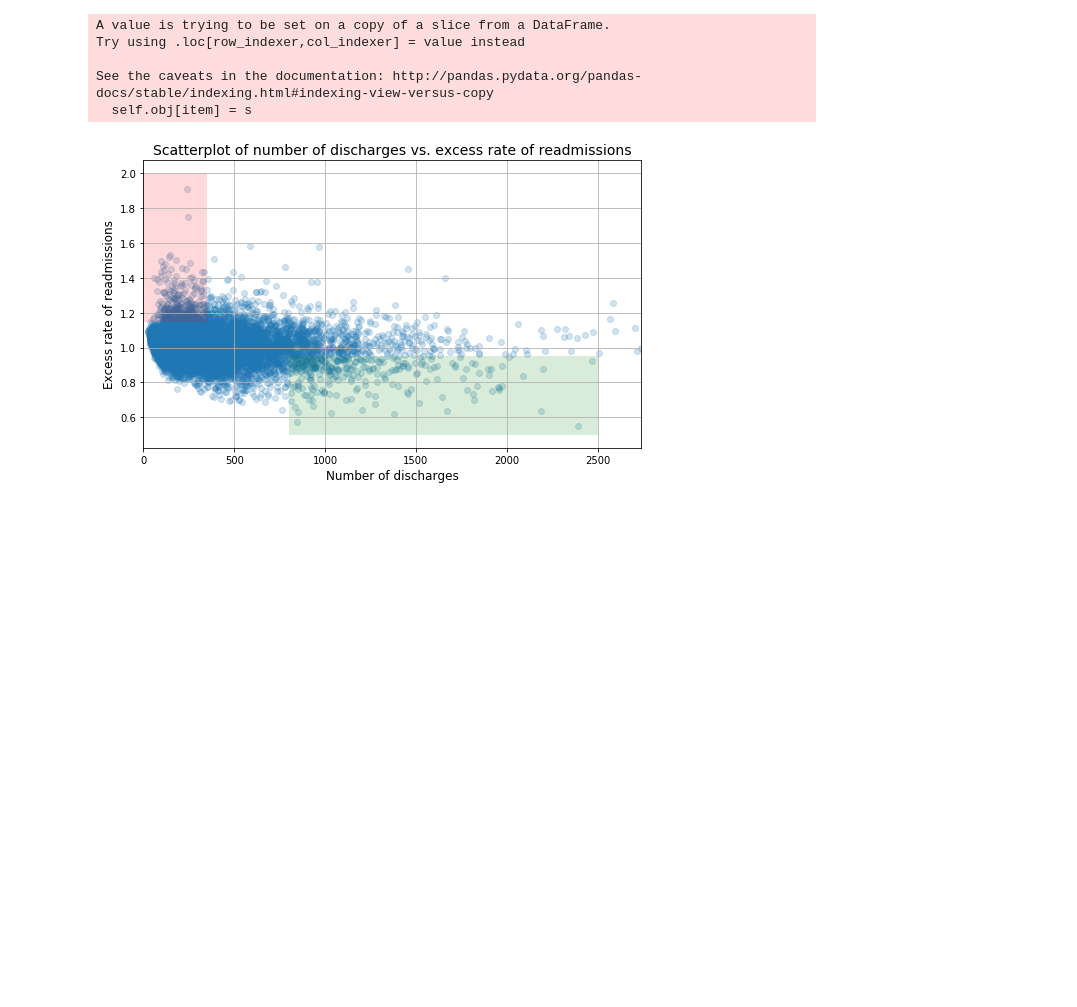
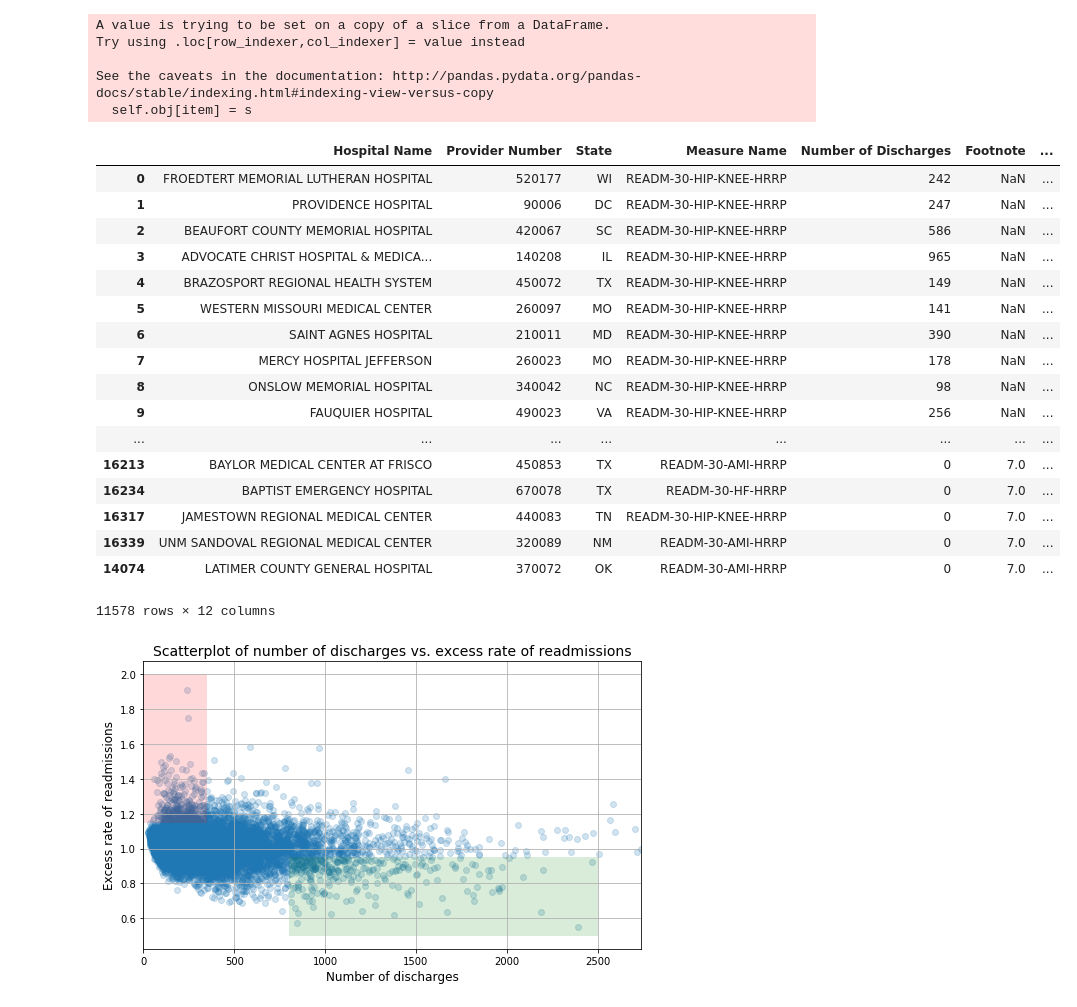
Before and after one commit to noraek/Springboard, a Jupyter notebook: sliderule_dsi_inferential_statistics_exercise_3.ipynb, the cells around one changed output. Saved outputs shown, nothing was run; the diff lists cells and outputs as text; code cells hidden in the pictures; blank space fills up the shorter version.

```diff
--- a/sliderule_dsi_inferential_statistics_exercise_3.ipynb
+++ b/sliderule_dsi_inferential_statistics_exercise_3.ipynb
@@ -42,6 +44,27 @@ Try using .loc[row_indexer,col_indexer] = value instead
 
 See the caveats in the documentation: http://pandas.pydata.org/pandas-docs/stable/indexing.html#indexing-view-versus-copy
   self.obj[item] = s
+# %%
+clean_hospital_read_df.sort_values('Excess Readmission Ratio', ascending=False)
+# %% [output]
+|  | Hospital Name | Provider Number | State | Measure Name | Number of Discharges | Footnote | ... |
+| 0 | FROEDTERT MEMORIAL LUTHERAN HOSPITAL | 520177 | WI | READM-30-HIP-KNEE-HRRP | 242 | NaN | ... |
+| 1 | PROVIDENCE HOSPITAL | 90006 | DC | READM-30-HIP-KNEE-HRRP | 247 | NaN | ... |
+| 2 | BEAUFORT COUNTY MEMORIAL HOSPITAL | 420067 | SC | READM-30-HIP-KNEE-HRRP | 586 | NaN | ... |
+| 3 | ADVOCATE CHRIST HOSPITAL & MEDICA... | 140208 | IL | READM-30-HIP-KNEE-HRRP | 965 | NaN | ... |
+| 4 | BRAZOSPORT REGIONAL HEALTH SYSTEM | 450072 | TX | READM-30-HIP-KNEE-HRRP | 149 | NaN | ... |
+| 5 | WESTERN MISSOURI MEDICAL CENTER | 260097 | MO | READM-30-HIP-KNEE-HRRP | 141 | NaN | ... |
+| 6 | SAINT AGNES HOSPITAL | 210011 | MD | READM-30-HIP-KNEE-HRRP | 390 | NaN | ... |
+| 7 | MERCY HOSPITAL JEFFERSON | 260023 | MO | READM-30-HIP-KNEE-HRRP | 178 | NaN | ... |
+| 8 | ONSLOW MEMORIAL HOSPITAL | 340042 | NC | READM-30-HIP-KNEE-HRRP | 98 | NaN | ... |
+| 9 | FAUQUIER HOSPITAL | 490023 | VA | READM-30-HIP-KNEE-HRRP | 256 | NaN | ... |
+| ... | ... | ... | ... | ... | ... | ... | ... |
+| 16213 | BAYLOR MEDICAL CENTER AT FRISCO | 450853 | TX | READM-30-AMI-HRRP | 0 | 7.0 | ... |
+| 16234 | BAPTIST EMERGENCY HOSPITAL | 670078 | TX | READM-30-HF-HRRP | 0 | 7.0 | ... |
+| 16317 | JAMESTOWN REGIONAL MEDICAL CENTER | 440083 | TN | READM-30-HIP-KNEE-HRRP | 0 | 7.0 | ... |
+| 16339 | UNM SANDOVAL REGIONAL MEDICAL CENTER | 320089 | NM | READM-30-AMI-HRRP | 0 | 7.0 | ... |
+| 14074 | LATIMER COUNTY GENERAL HOSPITAL | 370072 | OK | READM-30-AMI-HRRP | 0 | 7.0 | ... |
+11578 rows × 12 columns
 # %%
 # generate a scatterplot for number of discharges vs. excess rate of readmissions
 # lists work better with matplotlib scatterplot function
```
Also changed, not shown: parts of 14 cells of this notebook.
